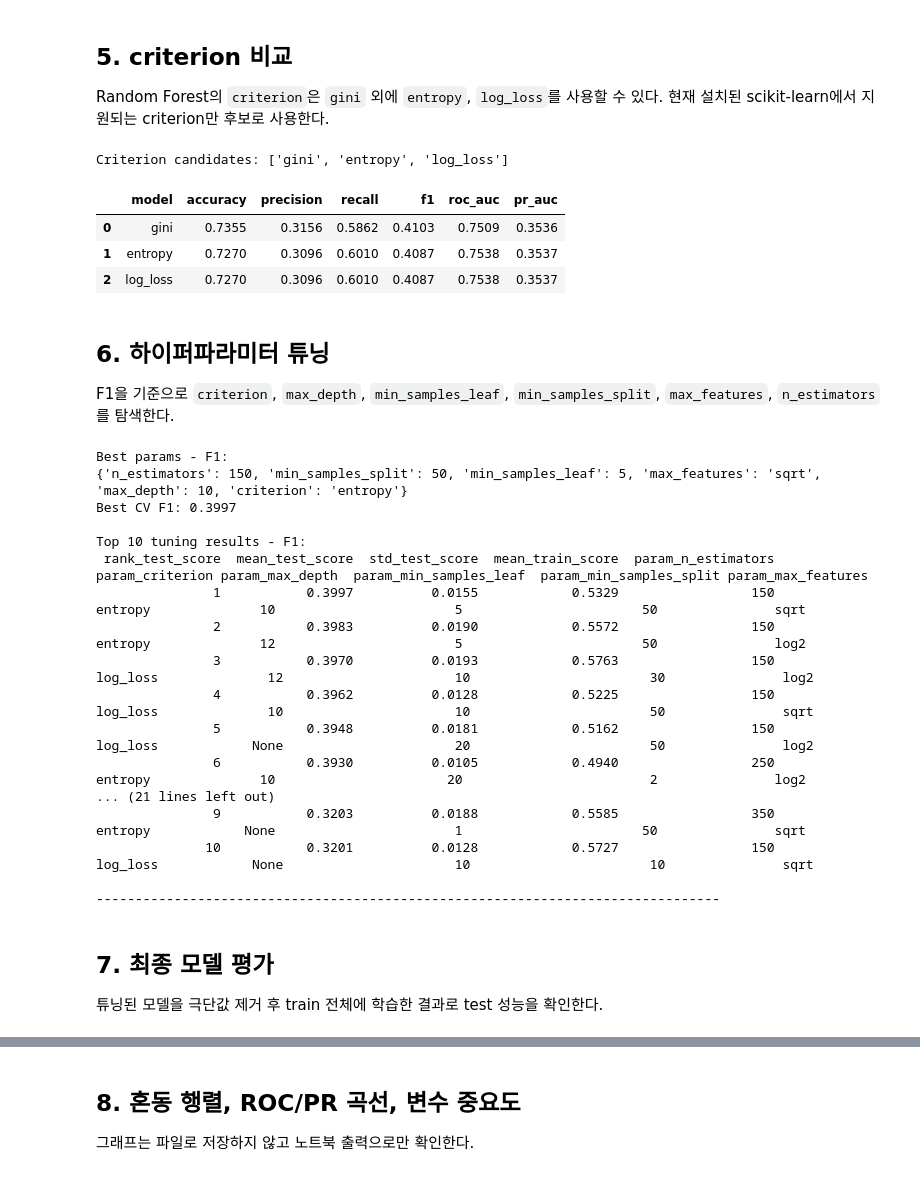
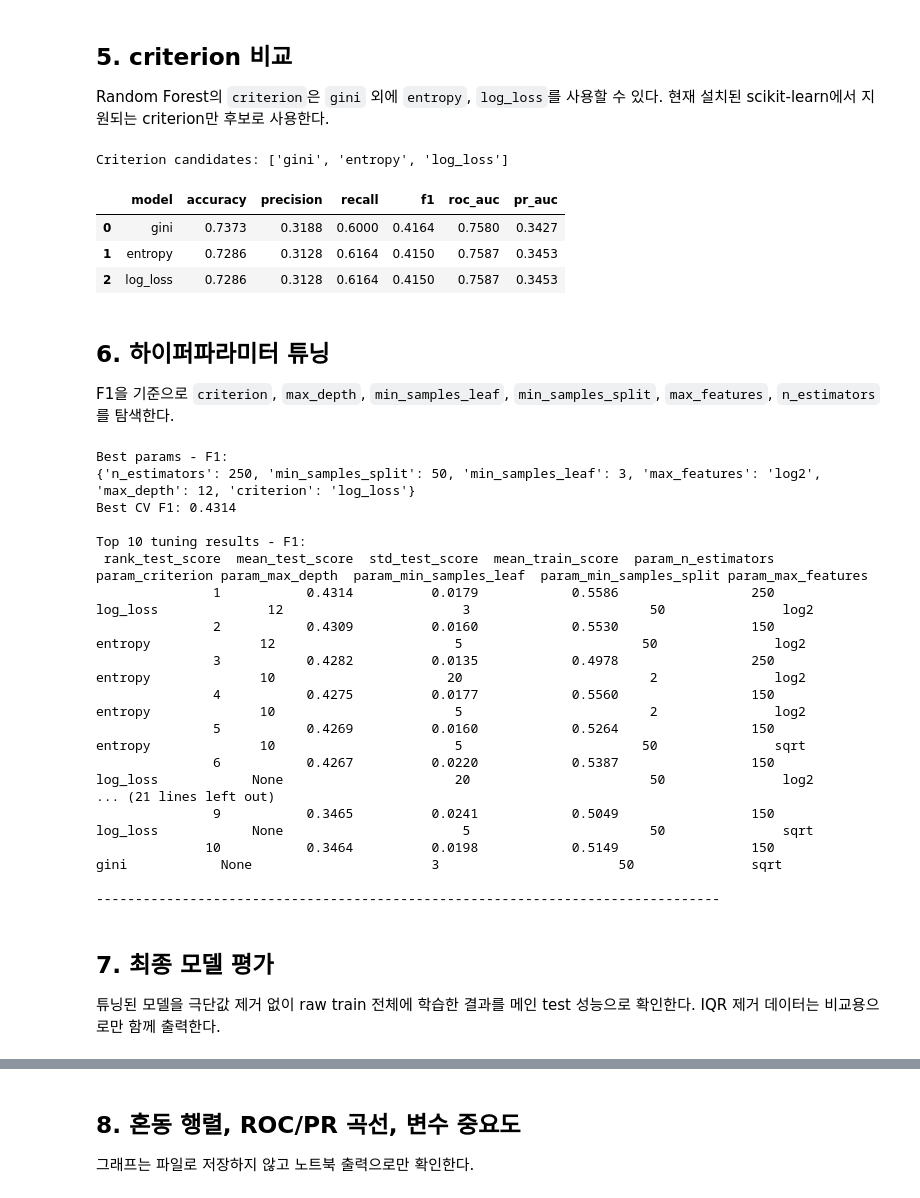
Before and after one commit to ShoppingInsight/shopper-prediction, a Jupyter notebook: models/random_forest/RandomForest.ipynb, the cells around one changed output, grey strips where cells are left out. Cells and saved outputs as stored; diff of their text form; code cells hidden in the pictures.

```diff
--- a/models/random_forest/RandomForest.ipynb
+++ b/models/random_forest/RandomForest.ipynb
@@ -239,8 +283,8 @@ Random Forest의 `criterion`은 `gini` 외에 `entropy`, `log_loss`를 사용할
 # %%
 def supported_criteria(criteria):
     ok = []
-    sample_X = X_train_clean.head(100)
-    sample_y = y_train_clean.head(100)
+    sample_X = X_train.head(100)
+    sample_y = y_train.head(100)
     for criterion in criteria:
         try:
             RandomForestClassifier(
@@ -248,36 +292,36 @@ def supported_criteria(criteria):
                 criterion=criterion,
                 random_state=RANDOM_STATE,
             ).fit(sample_X, sample_y)
             ok.append(criterion)
         except ValueError:
             pass
     return ok
 
 criteria = supported_criteria(['gini', 'entropy', 'log_loss'])
 criterion_rows = []
 for criterion in criteria:
     model = RandomForestClassifier(
         n_estimators=200,
         criterion=criterion,
         max_depth=best_depth_row['max_depth'] if best_depth_row['max_depth'] != 'None' else None,
         min_samples_leaf=3,
         max_features='sqrt',
         class_weight='balanced',
         random_state=RANDOM_STATE,
         n_jobs=-1,
     )
     model.fit(X_tr, y_tr)
     criterion_rows.append(evaluate_model(criterion, model, X_val, y_val))
 
 criterion_result = pd.DataFrame(criterion_rows).sort_values('f1', ascending=False)
 print(f'Criterion candidates: {criteria}')
 criterion_result.round(4)
 # %% [output]
 Criterion candidates: ['gini', 'entropy', 'log_loss']
 |  | model | accuracy | precision | recall | f1 | roc_auc | pr_auc |
-| 0 | gini | 0.7355 | 0.3156 | 0.5862 | 0.4103 | 0.7509 | 0.3536 |
-| 1 | entropy | 0.7270 | 0.3096 | 0.6010 | 0.4087 | 0.7538 | 0.3537 |
-| 2 | log_loss | 0.7270 | 0.3096 | 0.6010 | 0.4087 | 0.7538 | 0.3537 |
+| 0 | gini | 0.7373 | 0.3188 | 0.6000 | 0.4164 | 0.7580 | 0.3427 |
+| 1 | entropy | 0.7286 | 0.3128 | 0.6164 | 0.4150 | 0.7587 | 0.3453 |
+| 2 | log_loss | 0.7286 | 0.3128 | 0.6164 | 0.4150 | 0.7587 | 0.3453 |
 # %% [markdown]
 ## 6. 하이퍼파라미터 튜닝
 
@@ -309,7 +353,7 @@ def run_rf_search(scoring, label):
         n_jobs=-1,
         return_train_score=True,
     )
-    search.fit(X_train_clean, y_train_clean)
+    search.fit(X_train, y_train)
 
     result_df = pd.DataFrame(search.cv_results_).sort_values('rank_test_score')
     summary_cols = [
@@ -329,26 +373,26 @@ f1_search, f1_cv_result = run_rf_search('f1', 'F1')
 precision_search, precision_cv_result = run_rf_search('precision', 'Precision')
 # %% [output]
 Best params - F1:
-{'n_estimators': 150, 'min_samples_split': 50, 'min_samples_leaf': 5, 'max_features': 'sqrt', 'max_depth': 10, 'criterion': 'entropy'}
-Best CV F1: 0.3997
+{'n_estimators': 250, 'min_samples_split': 50, 'min_samples_leaf': 3, 'max_features': 'log2', 'max_depth': 12, 'criterion': 'log_loss'}
+Best CV F1: 0.4314
 
 Top 10 tuning results - F1:
  rank_test_score  mean_test_score  std_test_score  mean_train_score  param_n_estimators param_criterion param_max_depth  param_min_samples_leaf  param_min_samples_split param_max_features
-               1           0.3997          0.0155            0.5329                 150         entropy              10                       5                       50               sqrt
-               2           0.3983          0.0190            0.5572                 150         entropy              12                       5                       50               log2
-               3           0.3970          0.0193            0.5763                 150        log_loss              12                      10                       30               log2
-               4           0.3962          0.0128            0.5225                 150        log_loss              10                      10                       50               sqrt
-               5           0.3948          0.0181            0.5162                 150        log_loss            None                      20                       50               log2
-               6           0.3930          0.0105            0.4940                 250         entropy              10                      20                        2               log2
+               1           0.4314          0.0179            0.5586                 250        log_loss              12                       3                       50               log2
+               2           0.4309          0.0160            0.5530                 150         entropy              12                       5                       50               log2
+               3           0.4282          0.0135            0.4978                 250         entropy              10                      20                        2               log2
+               4           0.4275          0.0177            0.5560                 150         entropy              10                       5                        2               log2
+               5           0.4269          0.0160            0.5264                 150         entropy              10                       5                       50               sqrt
+               6           0.4267          0.0220            0.5387                 150        log_loss            None                      20                       50               log2
 ... (21 lines left out)
-               9           0.3203          0.0188            0.5585                 350         entropy            None                       1                       50               sqrt
-              10           0.3201          0.0128            0.5727                 150        log_loss            None                      10                       10               sqrt
+               9           0.3465          0.0241            0.5049                 150        log_loss            None                       5                       50               sqrt
+              10           0.3464          0.0198            0.5149                 150            gini            None                       3                       50               sqrt
 
 --------------------------------------------------------------------------------
 # %% [markdown]
 ## 7. 최종 모델 평가
 
-튜닝된 모델을 극단값 제거 후 train 전체에 학습한 결과로 test 성능을 확인한다.
+튜닝된 모델을 극단값 제거 없이 raw train 전체에 학습한 결과를 메인 test 성능으로 확인한다. IQR 제거 데이터는 비교용으로만 함께 출력한다.
 # %%
 default_model = RandomForestClassifier(
     n_estimators=200,
```
Also changed, not shown: parts of 12 cells of this notebook, 1 other file.
